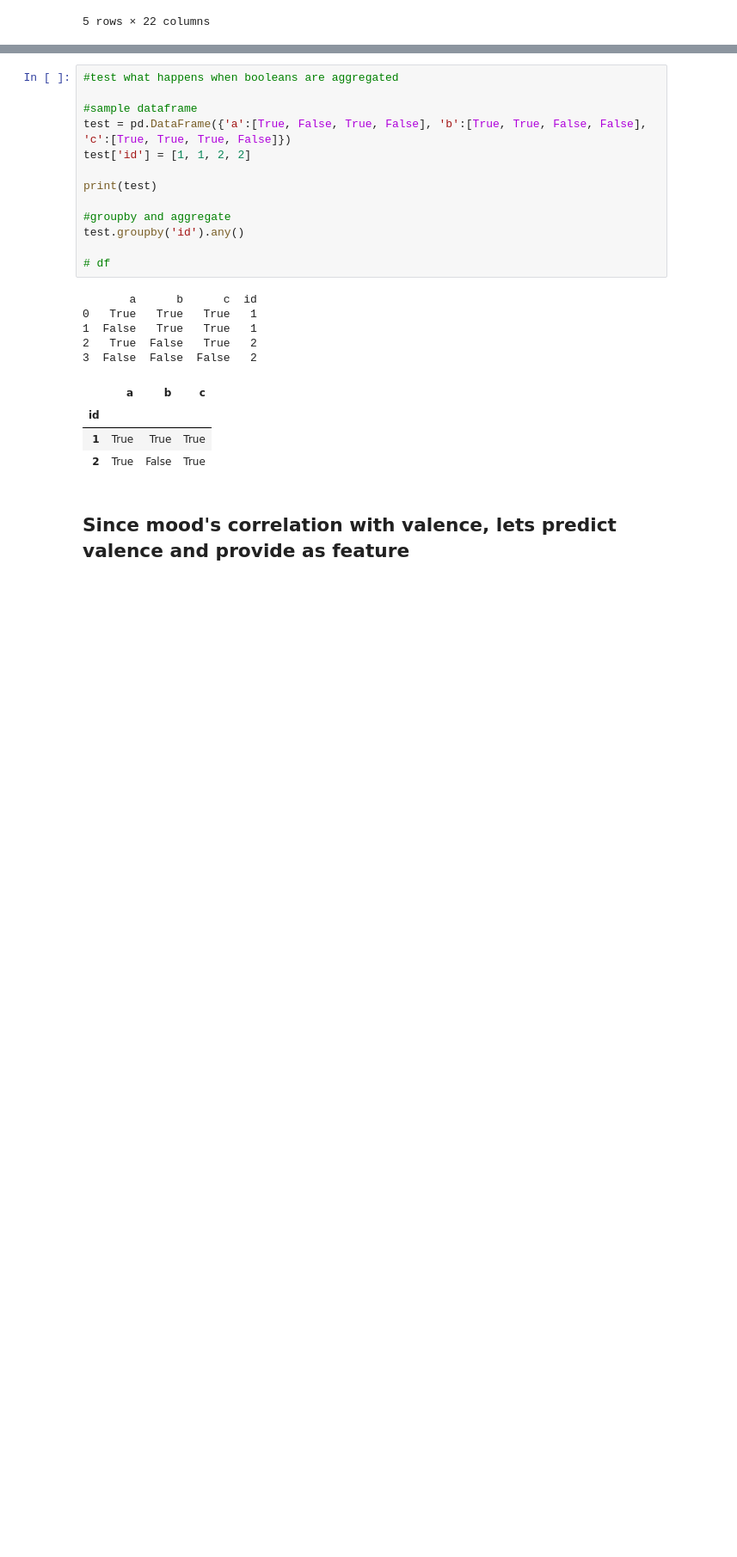
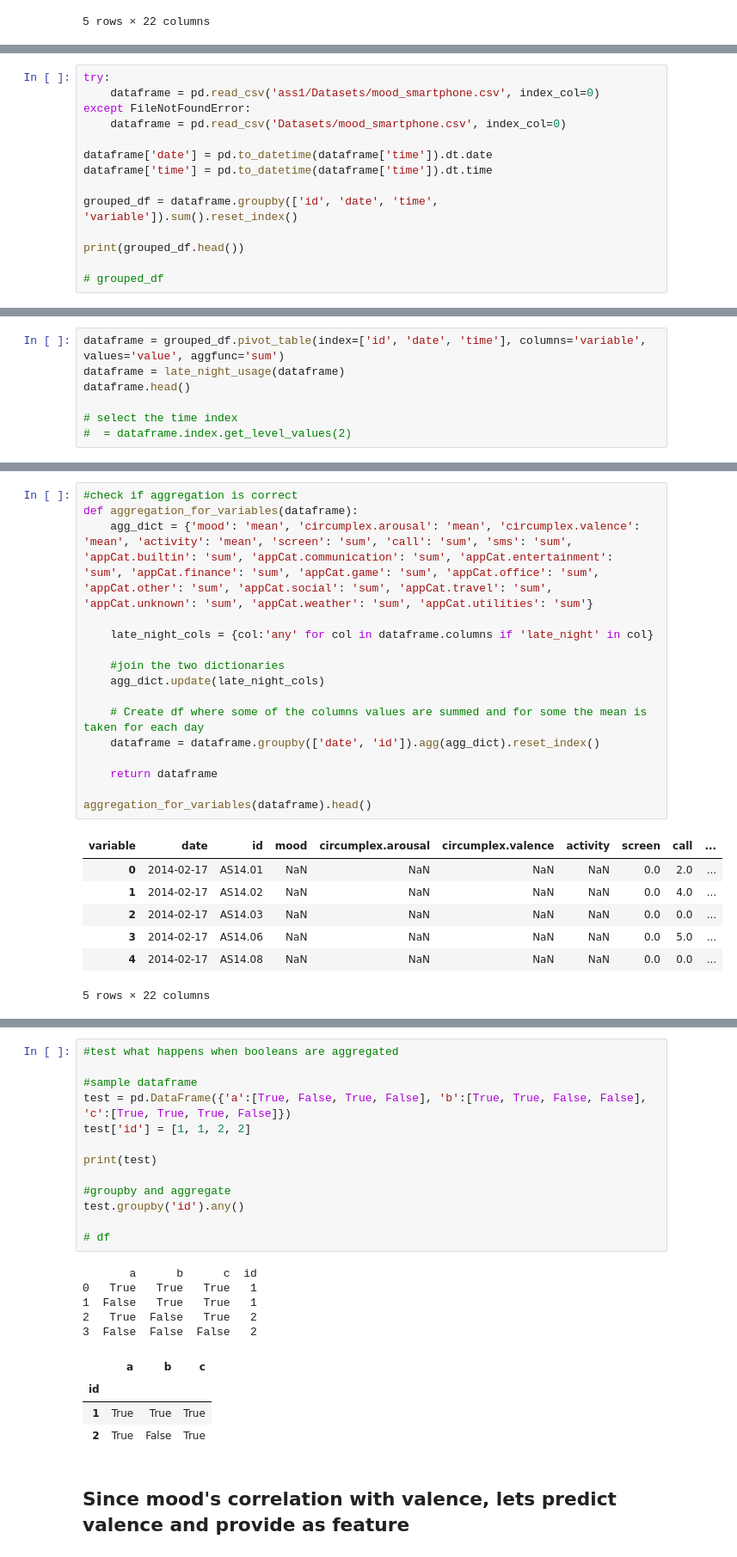
Before and after one commit to QST23/course_dmt, a Jupyter notebook: ass1/feature_engineering.ipynb, the cells around one changed output, grey strips where cells are left out. Shown at 86% size. Cells and saved outputs as stored; diff of their text form; blank space fills up the shorter version.

```diff
--- a/ass1/feature_engineering.ipynb
+++ b/ass1/feature_engineering.ipynb
@@ -123,0 +102,14 @@ Name: late_night_screen_use, dtype: int64
+# %%
+try:
+    dataframe = pd.read_csv('ass1/Datasets/mood_smartphone.csv', index_col=0)
+except FileNotFoundError:
+    dataframe = pd.read_csv('Datasets/mood_smartphone.csv', index_col=0)
+
+dataframe['date'] = pd.to_datetime(dataframe['time']).dt.date
+dataframe['time'] = pd.to_datetime(dataframe['time']).dt.time
+
+grouped_df = dataframe.groupby(['id', 'date', 'time', 'variable']).sum().reset_index()
+
+print(grouped_df.head())
+
+# grouped_df
@@ -123,0 +123,7 @@ Name: late_night_screen_use, dtype: int64
+# %%
+dataframe = grouped_df.pivot_table(index=['id', 'date', 'time'], columns='variable', values='value', aggfunc='sum')
+dataframe = late_night_usage(dataframe)
+dataframe.head()
+
+# select the time index
+#  = dataframe.index.get_level_values(2)
@@ -123,0 +138,24 @@ Name: late_night_screen_use, dtype: int64
+# %%
+#check if aggregation is correct
+def aggregation_for_variables(dataframe):
+    agg_dict = {'mood': 'mean', 'circumplex.arousal': 'mean', 'circumplex.valence': 'mean', 'activity': 'mean', 'screen': 'sum', 'call': 'sum', 'sms': 'sum', 'appCat.builtin': 'sum', 'appCat.communication': 'sum', 'appCat.entertainment': 'sum', 'appCat.finance': 'sum', 'appCat.game': 'sum', 'appCat.office': 'sum', 'appCat.other': 'sum', 'appCat.social': 'sum', 'appCat.travel': 'sum', 'appCat.unknown': 'sum', 'appCat.weather': 'sum', 'appCat.utilities': 'sum'}
+
+    late_night_cols = {col:'any' for col in dataframe.columns if 'late_night' in col}
+
+    #join the two dictionaries
+    agg_dict.update(late_night_cols)
+
+    # Create df where some of the columns values are summed and for some the mean is taken for each day
+    dataframe = dataframe.groupby(['date', 'id']).agg(agg_dict).reset_index()
+
+    return dataframe
+
+aggregation_for_variables(dataframe).head()
+# %% [output]
+| variable | date | id | mood | circumplex.arousal | circumplex.valence | activity | screen | call | ... |
+| 0 | 2014-02-17 | AS14.01 | NaN | NaN | NaN | NaN | 0.0 | 2.0 | ... |
+| 1 | 2014-02-17 | AS14.02 | NaN | NaN | NaN | NaN | 0.0 | 4.0 | ... |
+| 2 | 2014-02-17 | AS14.03 | NaN | NaN | NaN | NaN | 0.0 | 0.0 | ... |
+| 3 | 2014-02-17 | AS14.06 | NaN | NaN | NaN | NaN | 0.0 | 5.0 | ... |
+| 4 | 2014-02-17 | AS14.08 | NaN | NaN | NaN | NaN | 0.0 | 0.0 | ... |
+5 rows × 22 columns
```
Also changed, not shown: parts of 7 cells of this notebook, 2 other files.
